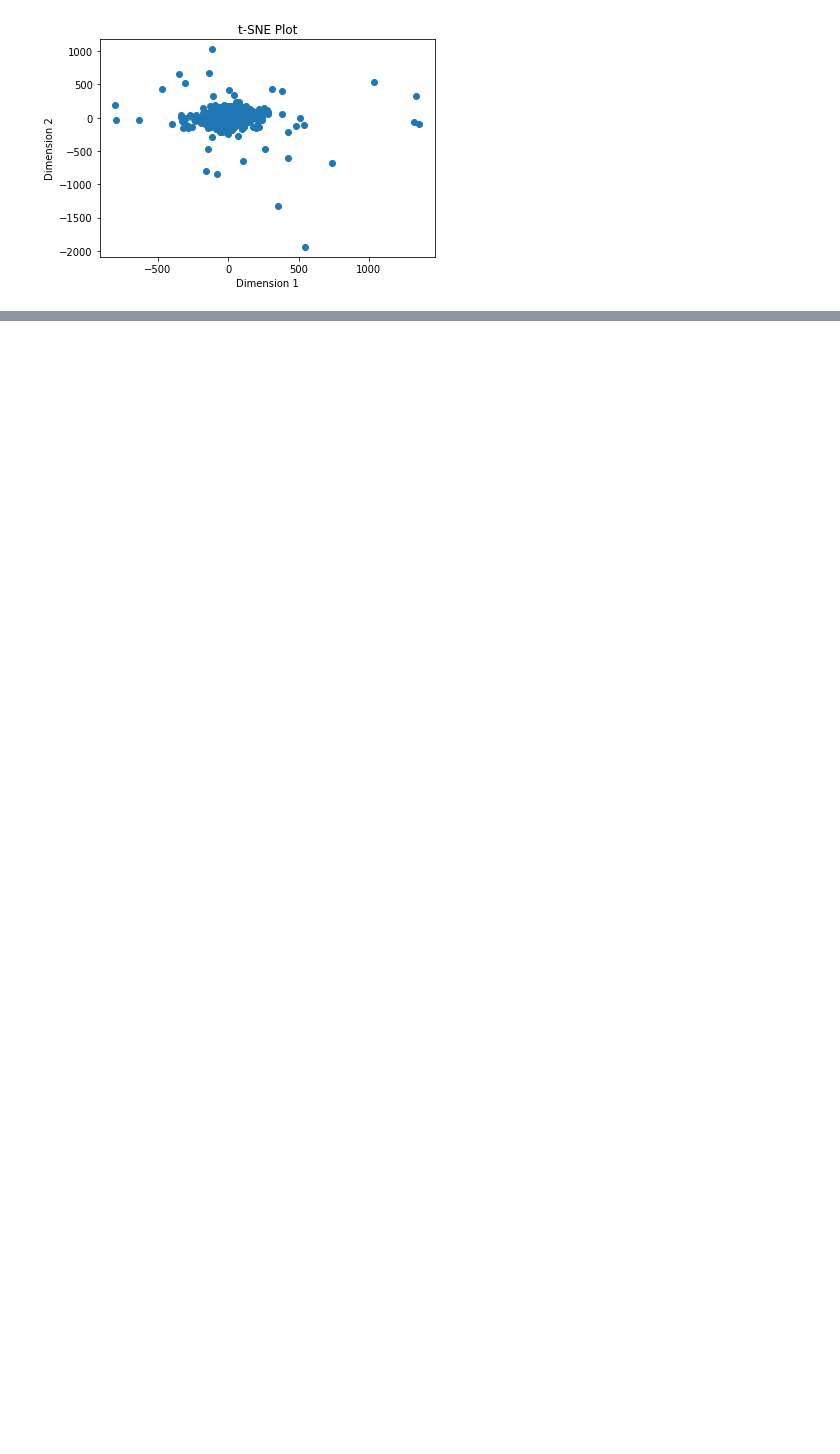
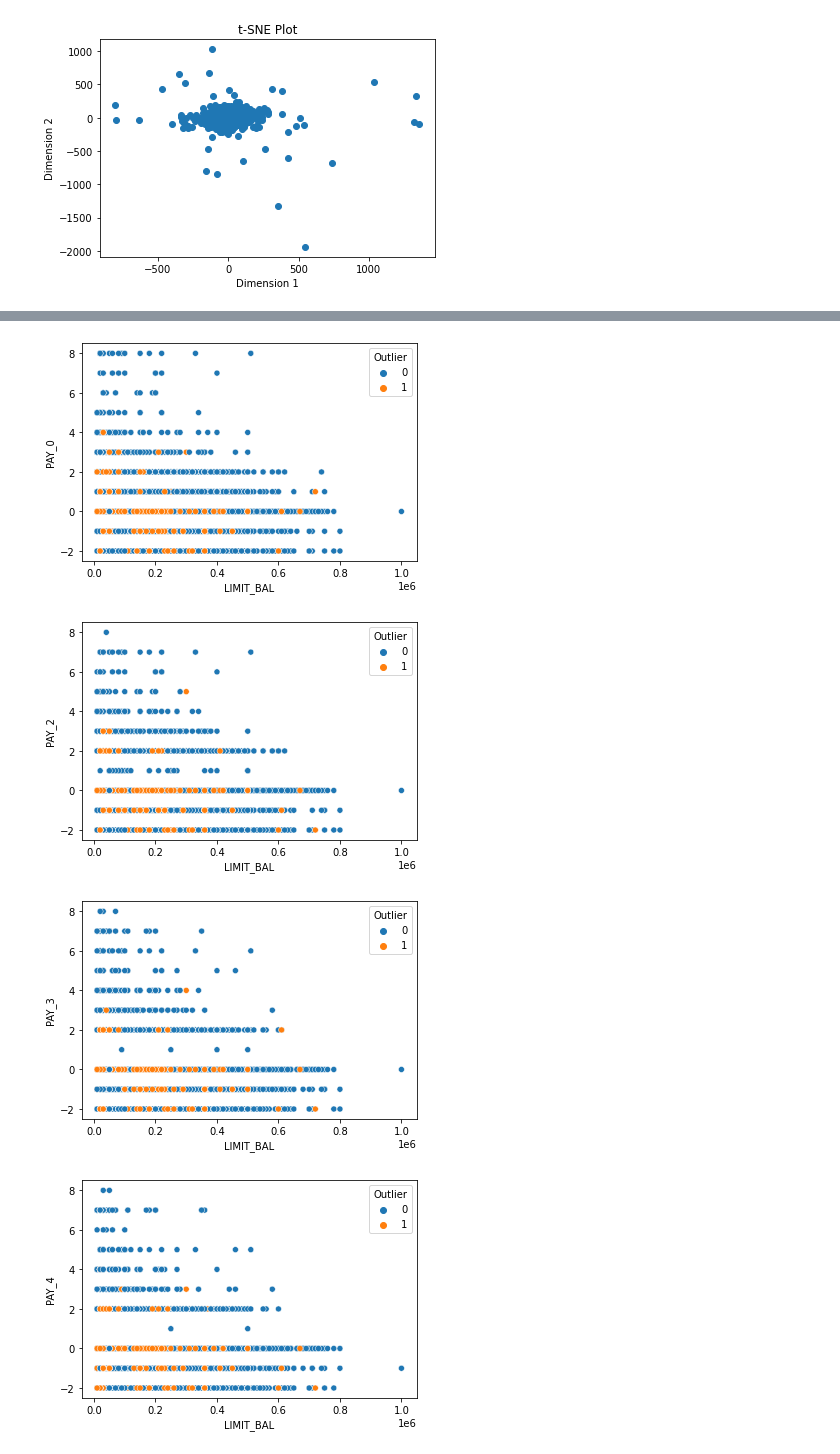
Before and after one commit to jordycollingwood/domias_notebooks, a Jupyter notebook: UCI_tsne_outlier.ipynb, the cells around one changed output, grey strips where cells are left out. Cells and saved outputs as stored; diff of their text form; code cells hidden in the pictures; blank space fills up the shorter version.

```diff
--- a/UCI_tsne_outlier.ipynb
+++ b/UCI_tsne_outlier.ipynb
@@ -169,0 +392,8 @@ plt.show()
+# %%
+#Identifying real values of outliers to confirm outling nature
+index_vals = df.index.values
+
+df_uci_outliers = df_uci.copy()
+
+df_uci_outliers['Outlier'] = df_uci_outliers.index.isin(index_vals).astype(int)
+df_uci_outliers
@@ -169,0 +415,10 @@ plt.show()
+# %%
+pay_list = ['PAY_0','PAY_2', 'PAY_3', 'PAY_4', 'PAY_5']
+for col in pay_list:
+    sns.scatterplot(data=df_uci_outliers, x='LIMIT_BAL', y=col, hue='Outlier')
+    plt.show()
+# %% [output]
+[figure, added]
+[figure, added]
+[figure, added]
+[figure, added]
```
Also changed, not shown: parts of 19 cells of this notebook, 13 other files.
